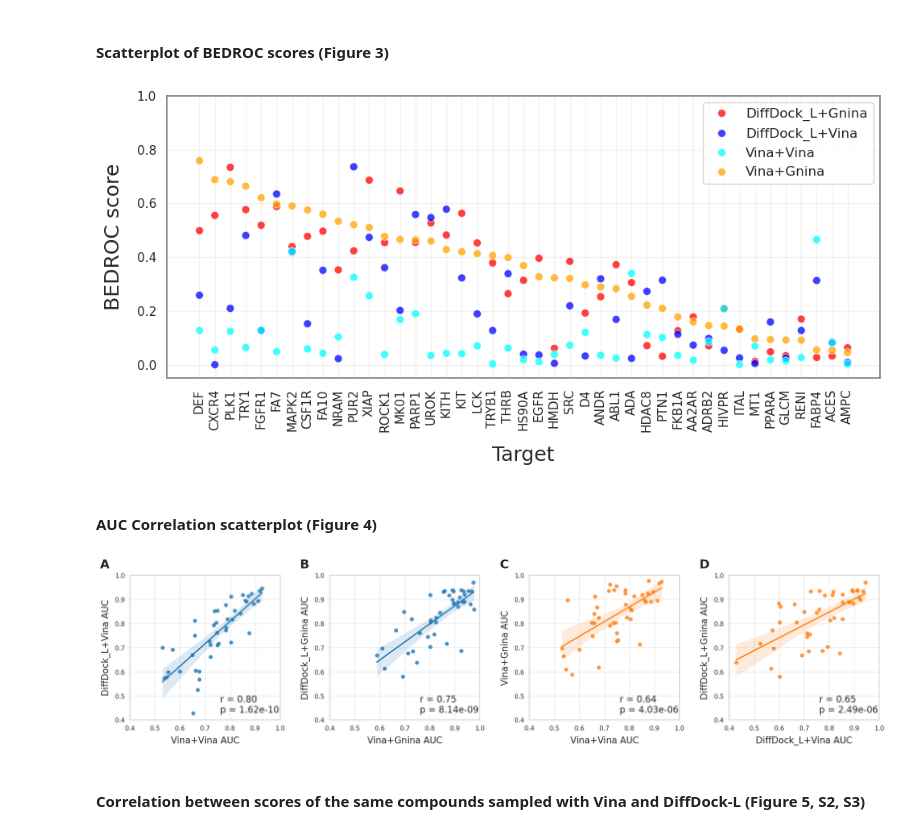
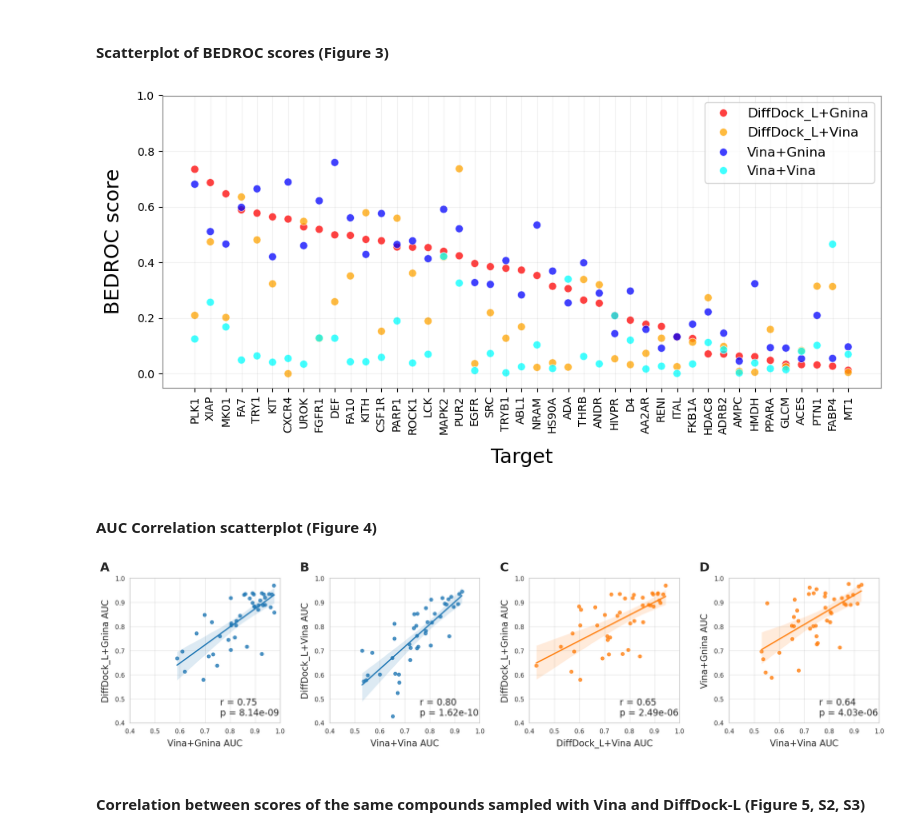
Before and after one commit to lan-codes/Benchmark_VS, a Jupyter notebook: notebooks/benchmark_vs.ipynb, the cells around one changed output. Cells and saved outputs as stored; diff of their text form; code cells hidden in the pictures.

```diff
--- a/notebooks/benchmark_vs.ipynb
+++ b/notebooks/benchmark_vs.ipynb
@@ -9,7 +9,8 @@ import matplotlib.pyplot as plt
 from matplotlib.ticker import MaxNLocator
 import seaborn as sns
 
-repo_path = os.path.dirname(os.path.join(os.path.abspath(""), ""))
+repo_path = os.path.dirname(os.path.abspath(""))
+
 CHECKOUT_PATH = repo_path
 DATA_PATH = os.path.join(repo_path, "data")
 
@@ -165,44 +166,47 @@ plt.savefig(os.path.join(outdir, "Fig2_vs_metrics.png"), dpi=300, bbox_inches='t
 # %%
 # plot the performnace for each target, score by docking settings
 import matplotlib.pyplot as plt
 import seaborn as sns
 
 bedroc_df = pd.read_csv(os.path.join(outdir, "dudez_bedroc.csv"), index_col=0)
+
 # formatting
+bedroc_df = bedroc_df[["diffdock_L+gnina", "diffdock_L+vina", "vina+gnina", "vina+vina"]]
 format_dict = {'vina+vina': 'Vina+Vina', 'vina+gnina': 'Vina+Gnina',
                'diffdock_L+vina': 'DiffDock_L+Vina', 'diffdock_L+gnina': 'DiffDock_L+Gnina'}
 bedroc_df.columns = bedroc_df.columns.map(format_dict)
 bedroc_df.index = bedroc_df.index.str.upper()
-bedroc_df.sort_values(by="Vina+Gnina", inplace=True, ascending=False)
+bedroc_df.sort_values(by="DiffDock_L+Gnina", inplace=True, ascending=False)
 
 fig, ax = plt.subplots(figsize=(10,5))
-sns.scatterplot(data=bedroc_df, ax=ax, s=50, alpha=0.75, markers=['o', 'o', 'o', 'o'], palette=['red', 'blue', 'cyan', 'orange'])
+sns.scatterplot(data=bedroc_df, ax=ax, s=50, alpha=0.75, markers=['o', 'o', 'o', 'o'], palette=['red', 'orange', 'blue', 'cyan'])
 
 ax.grid(linestyle='-', alpha=0.1, color='gray')
 ax.spines['top'].set_color('gray')
 ax.spines['right'].set_color('gray')
 ax.spines['left'].set_color('gray')
 ax.spines['bottom'].set_color('gray')
 ax.set_ylim(-0.05, 1)
 plt.xticks(rotation=90)
 plt.xlabel("Target", fontsize=18, labelpad=12)
 plt.ylabel("BEDROC score", fontsize=18, labelpad=12)
 plt.legend(fontsize=12)
 plt.savefig(os.path.join(outdir, "Fig3_BEDROC_scatterplot.png"), dpi=300, bbox_inches='tight')
 plt.tight_layout()
 plt.show()
 # %% [output]
-[figure, old version]
+[figure, new version]
 # %% [markdown]
 #### AUC Correlation scatterplot (Figure 4)
 # %%
 # Figure 4: Correlation between AUC values of different docking setups
 from scipy.stats import pearsonr
 
-pairs = [('vina+vina', 'diffdock_L+vina'), ('vina+gnina', 'diffdock_L+gnina'),
-         ('vina+vina', 'vina+gnina'), ('diffdock_L+vina', 'diffdock_L+gnina')]
-pairs_labels = [('Vina+Vina AUC', 'DiffDock_L+Vina AUC'), ('Vina+Gnina AUC', 'DiffDock_L+Gnina AUC'),
-                ('Vina+Vina AUC', 'Vina+Gnina AUC'), ('DiffDock_L+Vina AUC', 'DiffDock_L+Gnina AUC')]
+pairs = [('vina+gnina', 'diffdock_L+gnina'), ('vina+vina', 'diffdock_L+vina'),
+         ('diffdock_L+vina', 'diffdock_L+gnina'), ('vina+vina', 'vina+gnina')]
+pairs_labels = [('Vina+Gnina AUC', 'DiffDock_L+Gnina AUC'), ('Vina+Vina AUC', 'DiffDock_L+Vina AUC'),
+                ('DiffDock_L+Vina AUC', 'DiffDock_L+Gnina AUC'), ('Vina+Vina AUC', 'Vina+Gnina AUC')]
+
 indices = ['A', 'B', 'C', 'D']
 color_palette = ['tab:blue', 'tab:blue', 'tab:orange', 'tab:orange']
 
@@ -223,7 +227,7 @@ plt.tight_layout()
 plt.savefig(os.path.join(outdir, 'Fig4_AUC_correlation.png'), dpi=300, bbox_inches='tight')
 plt.show()
 # %% [output]
-[figure, old version]
+[figure, new version]
 # %% [markdown]
 #### Correlation between scores of the same compounds sampled with Vina and DiffDock-L (Figure 5, S2, S3)
 # %%
```
Also changed, not shown: parts of 8 cells of this notebook.
